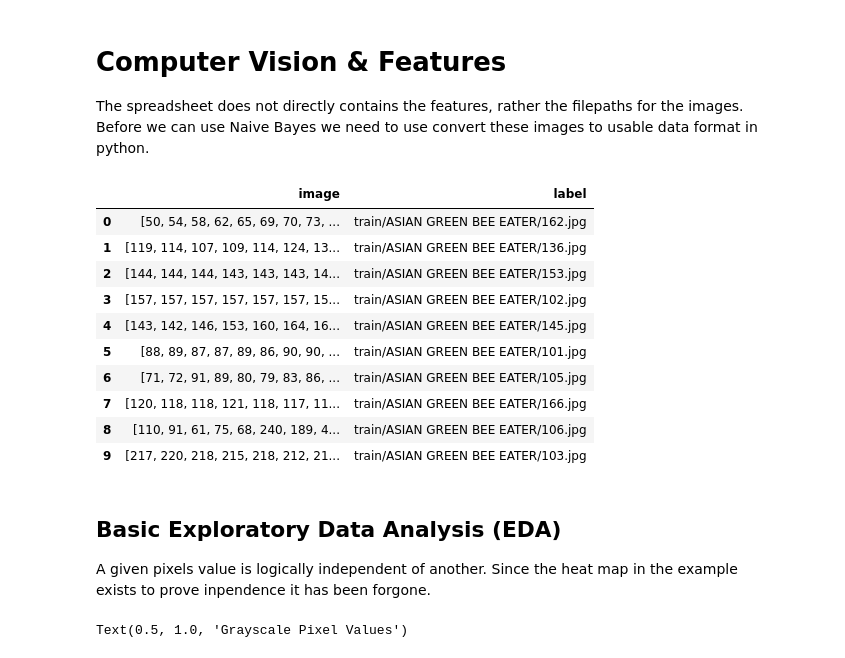
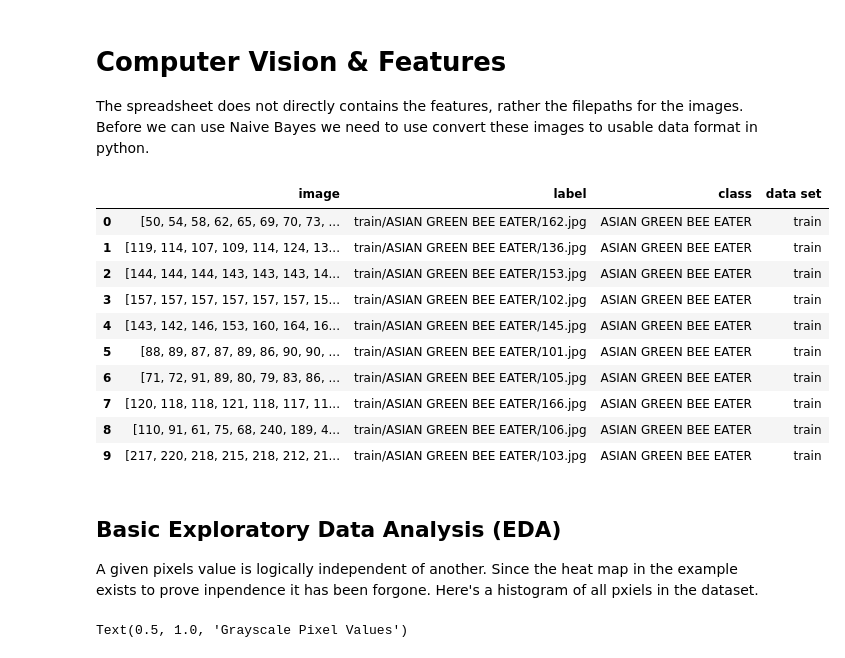
Before and after one commit to Bryan0x05/bird-classifer, a Jupyter notebook: naive_bayes.ipynb, the cells around one changed output. Drawn from its saved outputs; the diff is of its cells as text; code cells hidden in the pictures.

```diff
--- a/naive_bayes.ipynb
+++ b/naive_bayes.ipynb
@@ -39,41 +39,44 @@ The spreadsheet does not directly contains the features, rather the filepaths fo
 # %%
 
 # Get a reduced size image's array of the pixel data into a dataframe to easily relate it to it's 'label'
 def load_resize_flatten_images(df, target_size=(28, 28)):
     # convert data format to feature vectors
     images, labels = [],[]
-    data = {'image':[],'label':[]}
+    data = {'image':[],'label':[], 'class':[], 'data set':[]}
     for index, row in df.iterrows():
         # extractp pixel data from the image at the file path
         image = cv2.imread(row['filepaths'])
         # gray scale to reduce data size while retaining most data as colors well be stored as intenisity
         grayscaledImage = cv2.cvtColor(image,cv2.COLOR_BGR2GRAY)
         # resize image to smaller dimensions make data more managable
         resizedImage = cv2.resize(grayscaledImage,target_size)
         # flatten into a 1D array
         imageArray = resizedImage.flatten()
         data['image'].append(imageArray)
         # use the filepath as an identifer to label the image data
         data['label'].append(row['filepaths'])
+        data['class'].append(row['labels'])
+        data['data set'].append(row['data set'])
     # encapsulate this data as a dataframe for easier handling
     return pd.DataFrame(data)
 pixelData = load_resize_flatten_images(spreadsheet_data)
 pixelData.head(10)
 # %% [output]
-|  | image | label |
-| 0 | [50, 54, 58, 62, 65, 69, 70, 73, ... | train/ASIAN GREEN BEE EATER/162.jpg |
-| 1 | [119, 114, 107, 109, 114, 124, 13... | train/ASIAN GREEN BEE EATER/136.jpg |
-| 2 | [144, 144, 144, 143, 143, 143, 14... | train/ASIAN GREEN BEE EATER/153.jpg |
-| 3 | [157, 157, 157, 157, 157, 157, 15... | train/ASIAN GREEN BEE EATER/102.jpg |
-| 4 | [143, 142, 146, 153, 160, 164, 16... | train/ASIAN GREEN BEE EATER/145.jpg |
-| 5 | [88, 89, 87, 87, 89, 86, 90, 90, ... | train/ASIAN GREEN BEE EATER/101.jpg |
-| 6 | [71, 72, 91, 89, 80, 79, 83, 86, ... | train/ASIAN GREEN BEE EATER/105.jpg |
-| 7 | [120, 118, 118, 121, 118, 117, 11... | train/ASIAN GREEN BEE EATER/166.jpg |
-| 8 | [110, 91, 61, 75, 68, 240, 189, 4... | train/ASIAN GREEN BEE EATER/106.jpg |
-| 9 | [217, 220, 218, 215, 218, 212, 21... | train/ASIAN GREEN BEE EATER/103.jpg |
+|  | image | label | class | data set |
+| 0 | [50, 54, 58, 62, 65, 69, 70, 73, ... | train/ASIAN GREEN BEE EATER/162.jpg | ASIAN GREEN BEE EATER | train |
+| 1 | [119, 114, 107, 109, 114, 124, 13... | train/ASIAN GREEN BEE EATER/136.jpg | ASIAN GREEN BEE EATER | train |
+| 2 | [144, 144, 144, 143, 143, 143, 14... | train/ASIAN GREEN BEE EATER/153.jpg | ASIAN GREEN BEE EATER | train |
+| 3 | [157, 157, 157, 157, 157, 157, 15... | train/ASIAN GREEN BEE EATER/102.jpg | ASIAN GREEN BEE EATER | train |
+| 4 | [143, 142, 146, 153, 160, 164, 16... | train/ASIAN GREEN BEE EATER/145.jpg | ASIAN GREEN BEE EATER | train |
+| 5 | [88, 89, 87, 87, 89, 86, 90, 90, ... | train/ASIAN GREEN BEE EATER/101.jpg | ASIAN GREEN BEE EATER | train |
+| 6 | [71, 72, 91, 89, 80, 79, 83, 86, ... | train/ASIAN GREEN BEE EATER/105.jpg | ASIAN GREEN BEE EATER | train |
+| 7 | [120, 118, 118, 121, 118, 117, 11... | train/ASIAN GREEN BEE EATER/166.jpg | ASIAN GREEN BEE EATER | train |
+| 8 | [110, 91, 61, 75, 68, 240, 189, 4... | train/ASIAN GREEN BEE EATER/106.jpg | ASIAN GREEN BEE EATER | train |
+| 9 | [217, 220, 218, 215, 218, 212, 21... | train/ASIAN GREEN BEE EATER/103.jpg | ASIAN GREEN BEE EATER | train |
 # %% [markdown]
 ## Basic Exploratory Data Analysis (EDA)
 A given pixels value is logically independent of another. Since the heat map in the example exists to prove inpendence it has been forgone.
+Here's a histogram of all pxiels in the dataset.
 # %%
 # Create a histogram with specified color
 plt.hist(pixelData["image"], lw=0)
```
Also changed, not shown: parts of 6 cells of this notebook.
